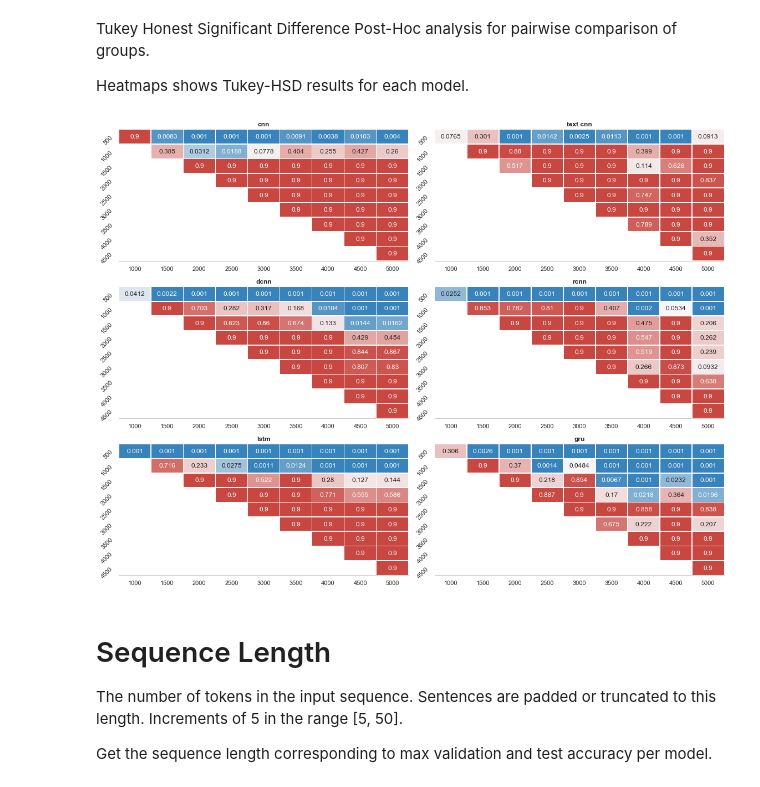
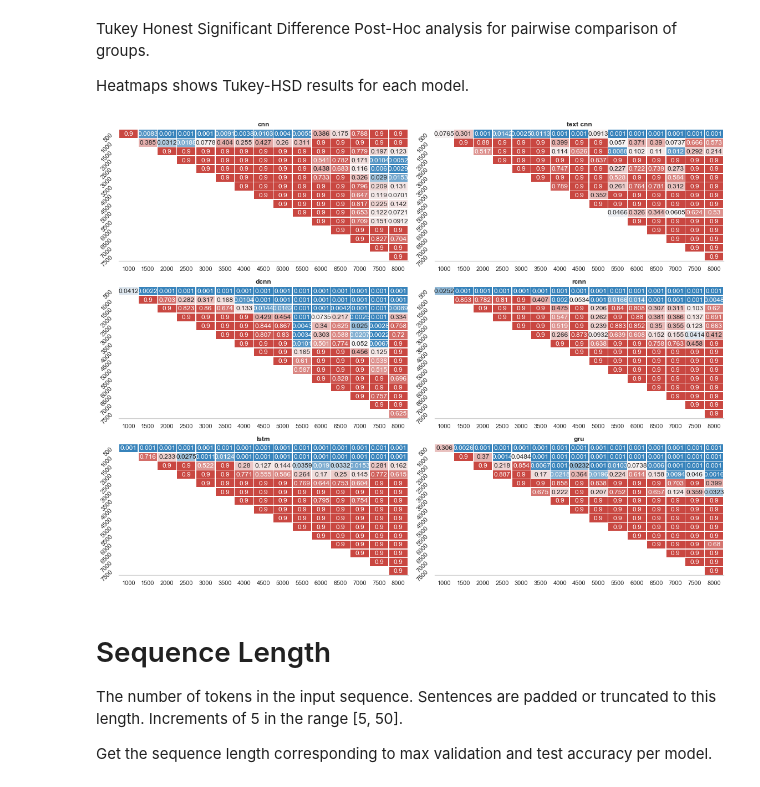
Before and after one commit to NathanDuran/Sentence-Encoding-for-DA-Classification, a Jupyter notebook: data_processing/swda_results.ipynb, the cells around one changed output. Saved outputs shown, nothing was run; the diff lists cells and outputs as text; code cells hidden in the pictures.

```diff
--- a/data_processing/swda_results.ipynb
+++ b/data_processing/swda_results.ipynb
@@ -314,17 +331,17 @@ Heatmaps shows Tukey-HSD results for each model.
 # %%
 # Run Tukey-HSD post-hoc analysis
 tukey_frame = tukey_hsd(vocab_data, exp_param, metric, show_result=False)
 
 # Remove vocab_size > 5000 to make plots nicer
-tukey_frame.drop(tukey_frame[(tukey_frame.group1 > 5000) | (tukey_frame.group2 > 5000)].index, inplace=True)
+# tukey_frame.drop(tukey_frame[(tukey_frame.group1 > 5000) | (tukey_frame.group2 > 5000)].index, inplace=True)
 # Generate heatmaps
 g, fig = plot_facetgrid(tukey_frame, x='group1', y='group2', hue='p-value', col='model_name', kind='heatmap',
                         title='', y_label='', x_label='', num_col=2, colour='RdBu_r',
                         annot=True, fmt='0.3', linewidths=0.5, cbar=False, custom_boundaries=[0.0, 0.05, 1.0],
                         y_tick_rotation=45, height=4)
 # g.savefig(os.path.join(task_name, exp_param, exp_param + '_anova.png'))
 # %% [output]
-[figure, old version]
+[figure, new version]
 # %% [markdown]
 # Sequence Length
 The number of tokens in the input sequence. Sentences are padded or truncated to this length.
```
Also changed, not shown: parts of 30 cells of this notebook, 9 other files.
